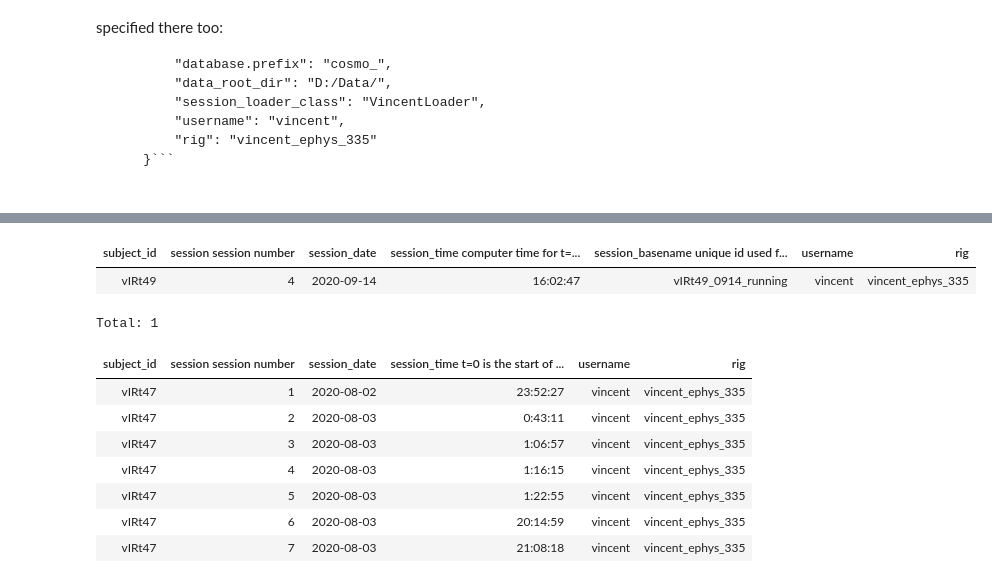
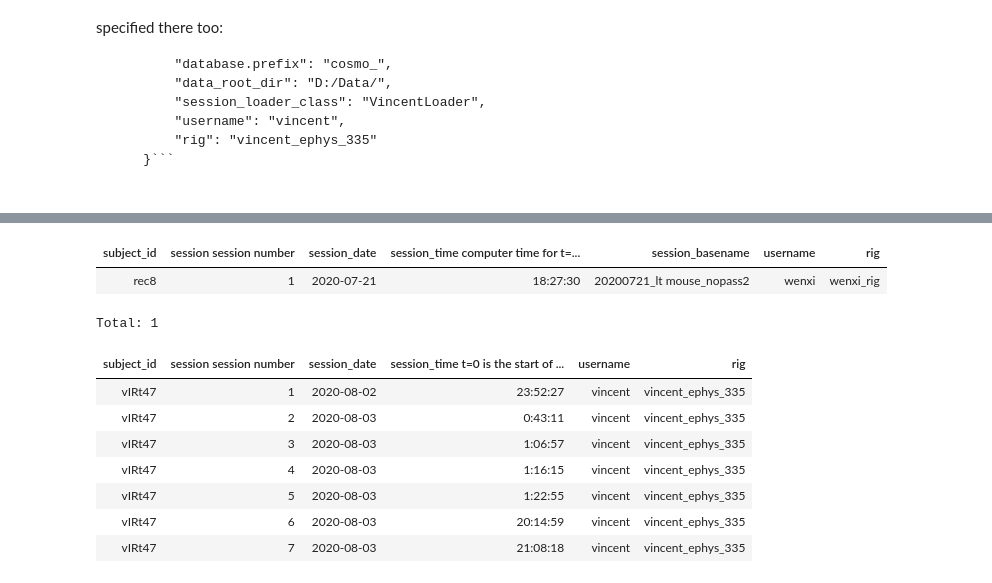
Before and after one commit to wanglab-duke/orofacial_pipeline, a Jupyter notebook: notebooks/Ingest sessions.ipynb, the cells around one changed output, grey strips where cells are left out. Saved outputs shown, nothing was run; the diff lists cells and outputs as text; code cells hidden in the pictures.

Commit message:
first working version of WenxiLoader's load_sessions

```diff
--- a/notebooks/Ingest sessions.ipynb
+++ b/notebooks/Ingest sessions.ipynb
@@ -44,9 +44,9 @@ Total: 23
 # %%
 # list sessions for one specific subject
-experiment.Session & {'subject_id': 'vIRt49', 'session': 4}
+experiment.Session & {'subject_id': 'rec8', 'session': 1}
 # %% [output]
-| subject_id | session session number | session_date | session_time computer time for t=... | session_basename unique id used f... | username | rig |
-| vIRt49 | 4 | 2020-09-14 | 16:02:47 | vIRt49_0914_running | vincent | vincent_ephys_335 |
+| subject_id | session session number | session_date | session_time computer time for t=... | session_basename | username | rig |
+| rec8 | 1 | 2020-07-21 | 18:27:30 | 20200721_lt mouse_nopass2 | wenxi | wenxi_rig |
 Total: 1
 # %%
 # list sessions for all except one specific subject
```
Also changed, not shown: parts of 8 cells of this notebook, 5 other files.
